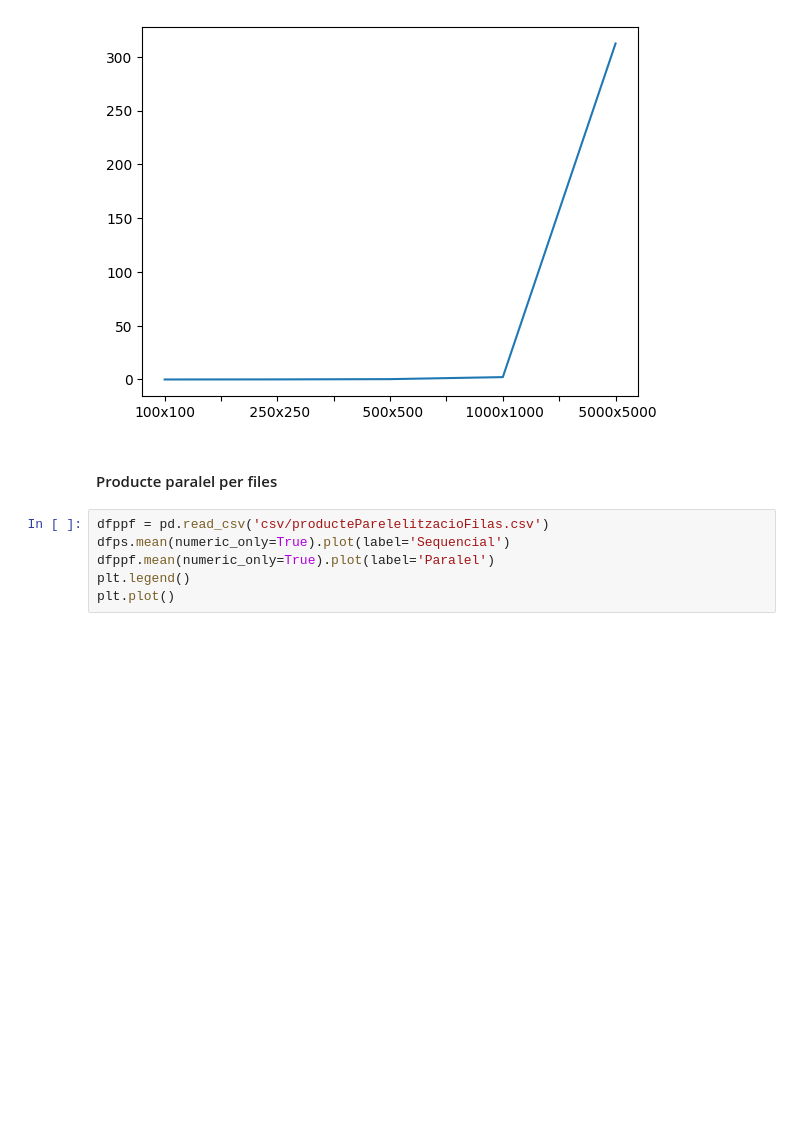
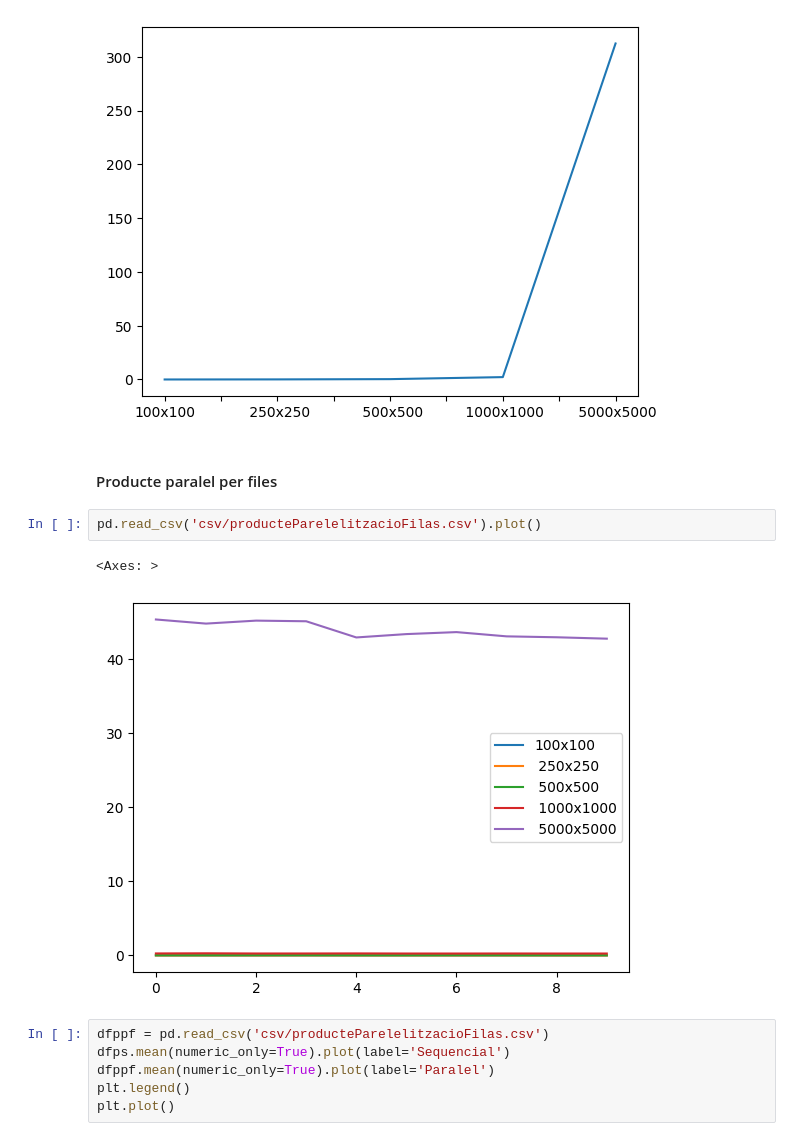
Before and after one commit to u1978882/OpenMP, a Jupyter notebook: matrius/grafics.ipynb, the cells around one changed output. Drawn from its saved outputs; the diff is of its cells as text; blank space fills up the shorter version.

```diff
--- a/matrius/grafics.ipynb
+++ b/matrius/grafics.ipynb
@@ -105,6 +105,11 @@ dfps.mean(numeric_only=True).plot(label='Sequencial')
 [figure]
 # %% [markdown]
 #### Producte paralel per files
+# %%
+pd.read_csv('csv/producteParelelitzacioFilas.csv').plot()
+# %% [output]
+<Axes: >
+[figure, added]
 # %%
 dfppf = pd.read_csv('csv/producteParelelitzacioFilas.csv')
 dfps.mean(numeric_only=True).plot(label='Sequencial')
```
Also changed, not shown: parts of 4 cells of this notebook.
